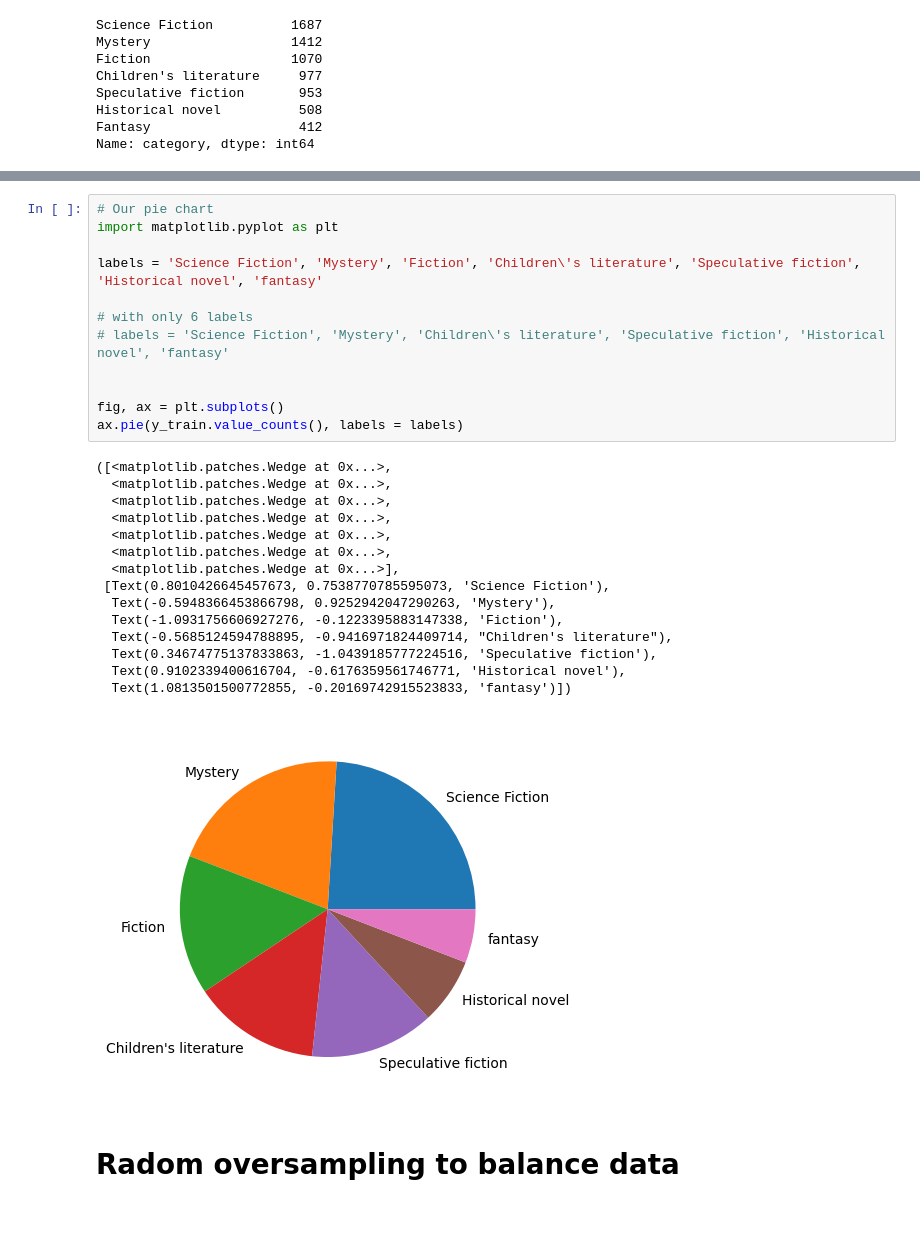
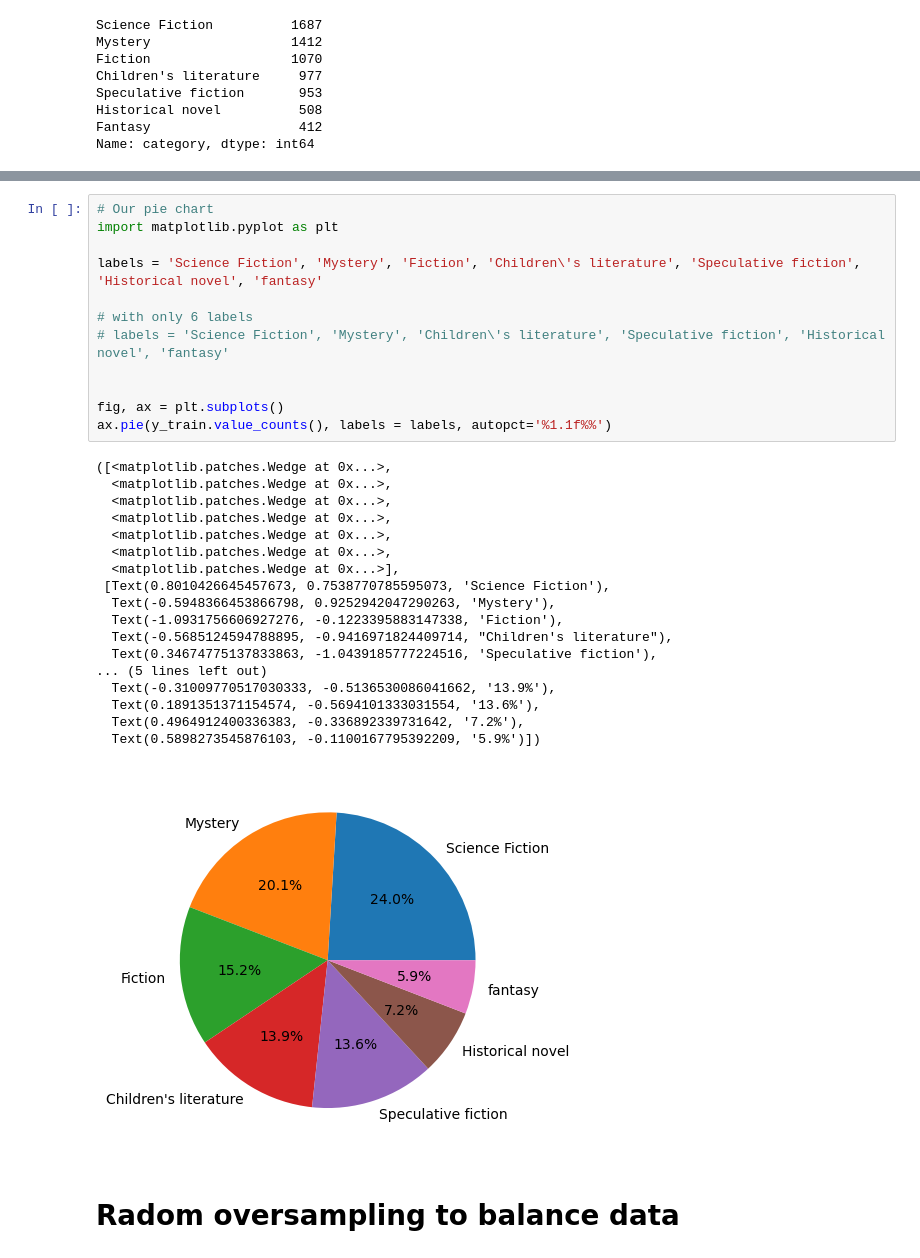
Before and after one commit to michaelrios2015/dm_project, a Jupyter notebook: project.ipynb, the cells around one changed output, grey strips where cells are left out. Saved outputs shown, nothing was run; the diff lists cells and outputs as text; blank space fills up the shorter version.

```diff
--- a/project.ipynb
+++ b/project.ipynb
@@ -320,31 +336,34 @@ Name: category, dtype: int64
 # %%
 # Our pie chart
 import matplotlib.pyplot as plt
 
 labels = 'Science Fiction', 'Mystery', 'Fiction', 'Children\'s literature', 'Speculative fiction', 'Historical novel', 'fantasy'
 
 # with only 6 labels
 # labels = 'Science Fiction', 'Mystery', 'Children\'s literature', 'Speculative fiction', 'Historical novel', 'fantasy'
 
 
 fig, ax = plt.subplots()
-ax.pie(y_train.value_counts(), labels = labels)
+ax.pie(y_train.value_counts(), labels = labels, autopct='%1.1f%%')
 # %% [output]
 ([<matplotlib.patches.Wedge at 0x...>,
   <matplotlib.patches.Wedge at 0x...>,
   <matplotlib.patches.Wedge at 0x...>,
   <matplotlib.patches.Wedge at 0x...>,
   <matplotlib.patches.Wedge at 0x...>,
   <matplotlib.patches.Wedge at 0x...>,
   <matplotlib.patches.Wedge at 0x...>],
  [Text(0.8010426645457673, 0.7538770785595073, 'Science Fiction'),
   Text(-0.5948366453866798, 0.9252942047290263, 'Mystery'),
   Text(-1.0931756606927276, -0.1223395883147338, 'Fiction'),
   Text(-0.5685124594788895, -0.9416971824409714, "Children's literature"),
   Text(0.34674775137833863, -1.0439185777224516, 'Speculative fiction'),
-  Text(0.9102339400616704, -0.6176359561746771, 'Historical novel'),
-  Text(1.0813501500772855, -0.20169742915523833, 'fantasy')])
+... (5 lines left out)
+  Text(-0.31009770517030333, -0.5136530086041662, '13.9%'),
+  Text(0.1891351371154574, -0.5694101333031554, '13.6%'),
+  Text(0.4964912400336383, -0.336892339731642, '7.2%'),
+  Text(0.5898273545876103, -0.1100167795392209, '5.9%')])
-[figure, old version]
+[figure, new version]
 # %% [markdown]
 # Radom oversampling to balance data
 # %%
```
Also changed, not shown: parts of 36 cells of this notebook.
